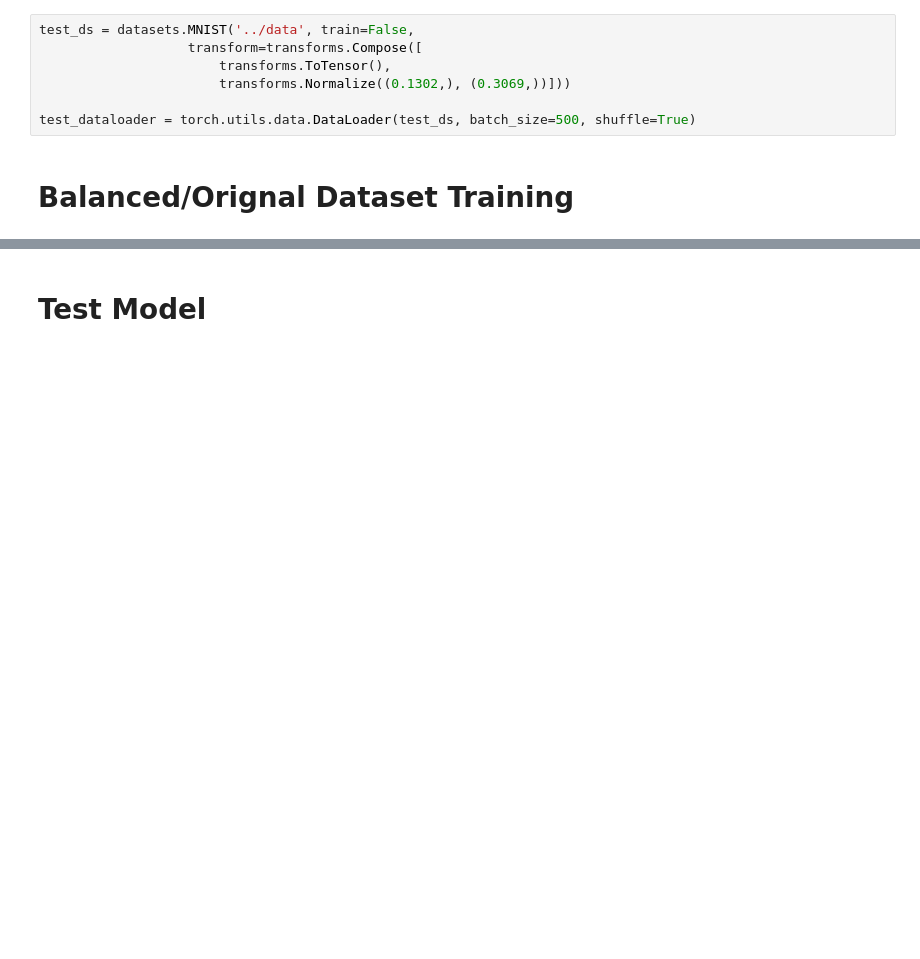
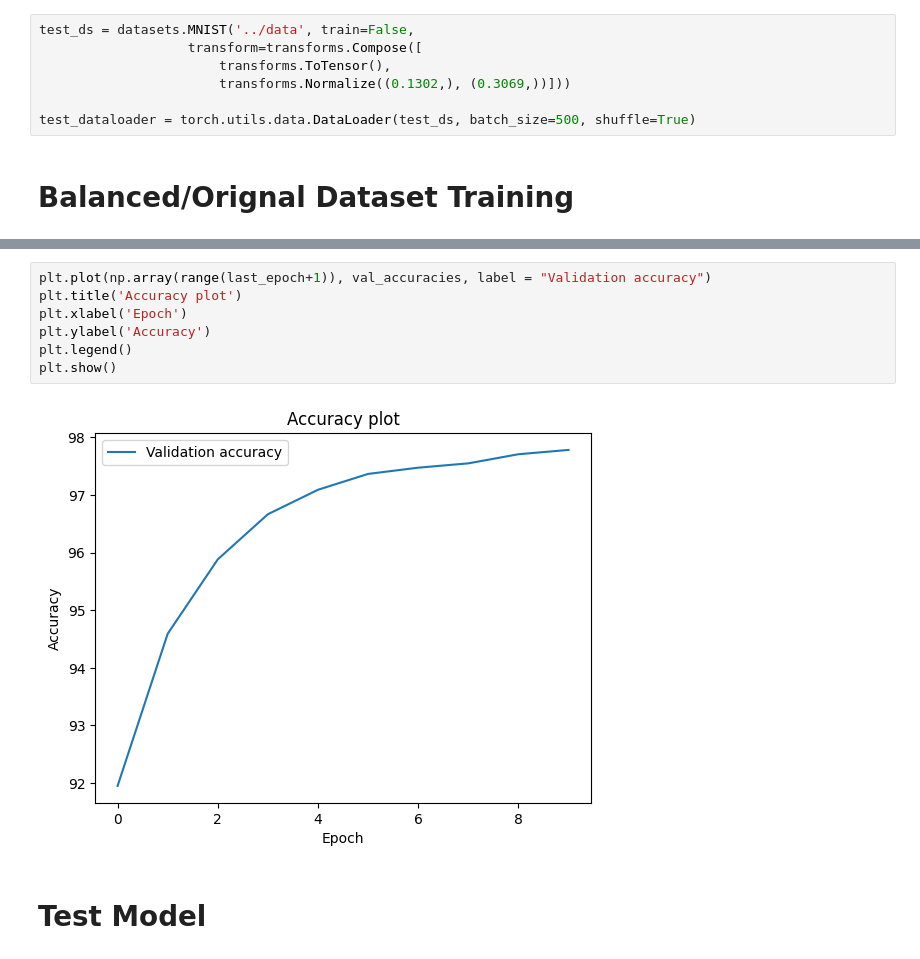
Before and after one commit to PacktPublishing/Machine-Learning-for-Imbalanced-Data, a Jupyter notebook: chapter07/VAE_MNIST.ipynb, the cells around one changed output, grey strips where cells are left out. Cells and saved outputs as stored; diff of their text form; blank space fills up the shorter version.

```diff
--- a/chapter07/VAE_MNIST.ipynb
+++ b/chapter07/VAE_MNIST.ipynb
@@ -177,3 +241,12 @@ epoch: 0 [460/469 (98%)]         training loss: 0.237176
+# %%
+plt.plot(np.array(range(last_epoch+1)), val_accuracies, label = "Validation accuracy")
+plt.title('Accuracy plot')
+plt.xlabel('Epoch')
+plt.ylabel('Accuracy')
+plt.legend()
+plt.show()
+# %% [output]
+[figure, added]
 # %% [markdown]
 # Test Model
 # %%
```
Also changed, not shown: parts of 38 cells of this notebook.
